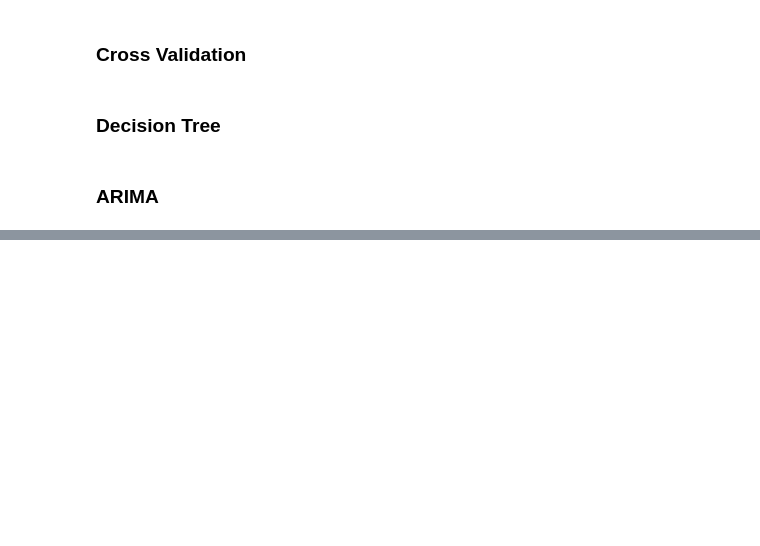
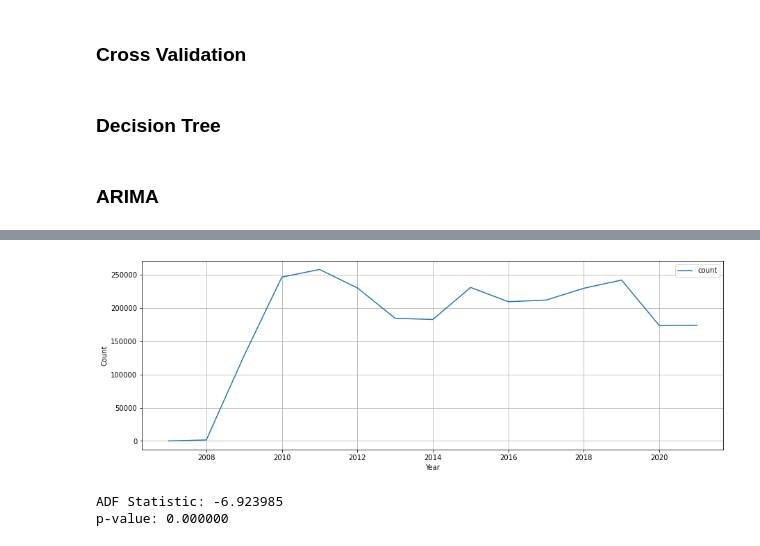
Before and after one commit to itsferios/LAB3, a Jupyter notebook: LAB3.ipynb, the cells around one changed output, grey strips where cells are left out. Cells and saved outputs as stored; diff of their text form; code cells hidden in the pictures; blank space fills up the shorter version.

```diff
--- a/LAB3.ipynb
+++ b/LAB3.ipynb
@@ -503,3 +512,12 @@ Name: CONTRATTO_transformed, dtype: float64
 ### Decision Tree
 # %% [markdown]
 ### ARIMA
+# %%
+bal1 = balanced.copy()
+bal1.loc[:,"ANNO"] = pd.to_datetime(bal1.loc[:,"ANNO"].astype(str))
+bal1.loc[:,"Anno"] = bal1["ANNO"].dt.year
+bal1 = bal1.drop(columns = ['ANNO'])
+bal1 = bal1 [['Anno', 'Codice_ateco', 'CONTRATTO_transformed', 'titolostudio_transformed',
+            'modalitalavoro_transformed', 'provincia_transformed', 'Input_transformed']]
+bal1 = bal1[bal1['Anno']> 2006]
+bal1
@@ -505,0 +538,19 @@ Name: CONTRATTO_transformed, dtype: float64
+# %%
+bal2 = bal1.groupby("Anno").size().reset_index(name='count')
+bal2 = bal2.set_index('Anno')
+f, ax1 = plt.subplots(1,1,figsize=(15,5))
+bal2.plot(ax=ax1)
+ax1.set_xlabel("Year")
+ax1.set_ylabel("Count")
+plt.grid(True)
+# %% [output]
+[figure, added]
+# %%
+from statsmodels.tsa.stattools import adfuller
+
+results = adfuller(bal2["count"])
+print('ADF Statistic: %f' % results[0])
+print('p-value: %f' % results[1])
+# %% [output]
+ADF Statistic: -6.923985
+p-value: 0.000000
```
Also changed, not shown: parts of 14 cells of this notebook.
